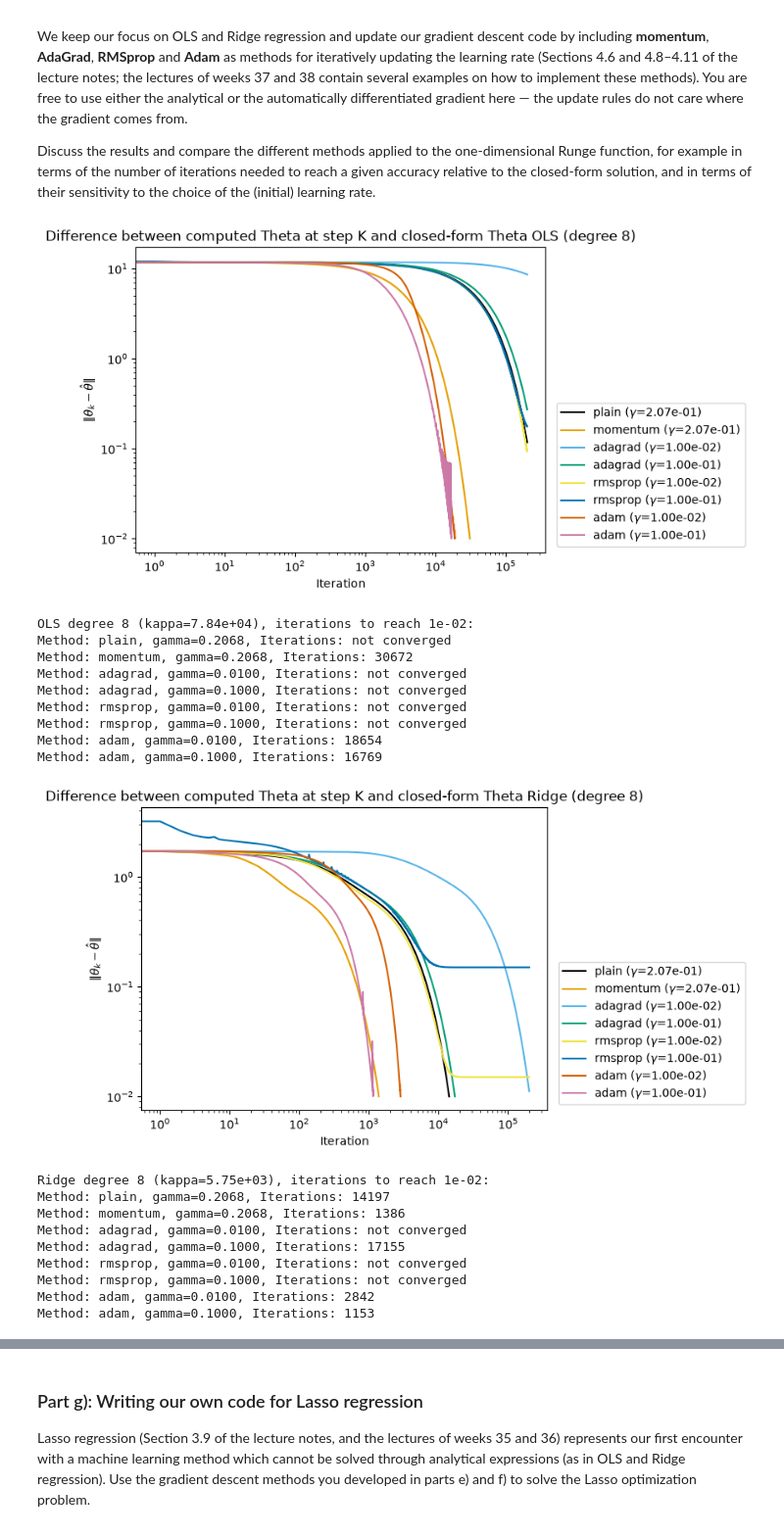
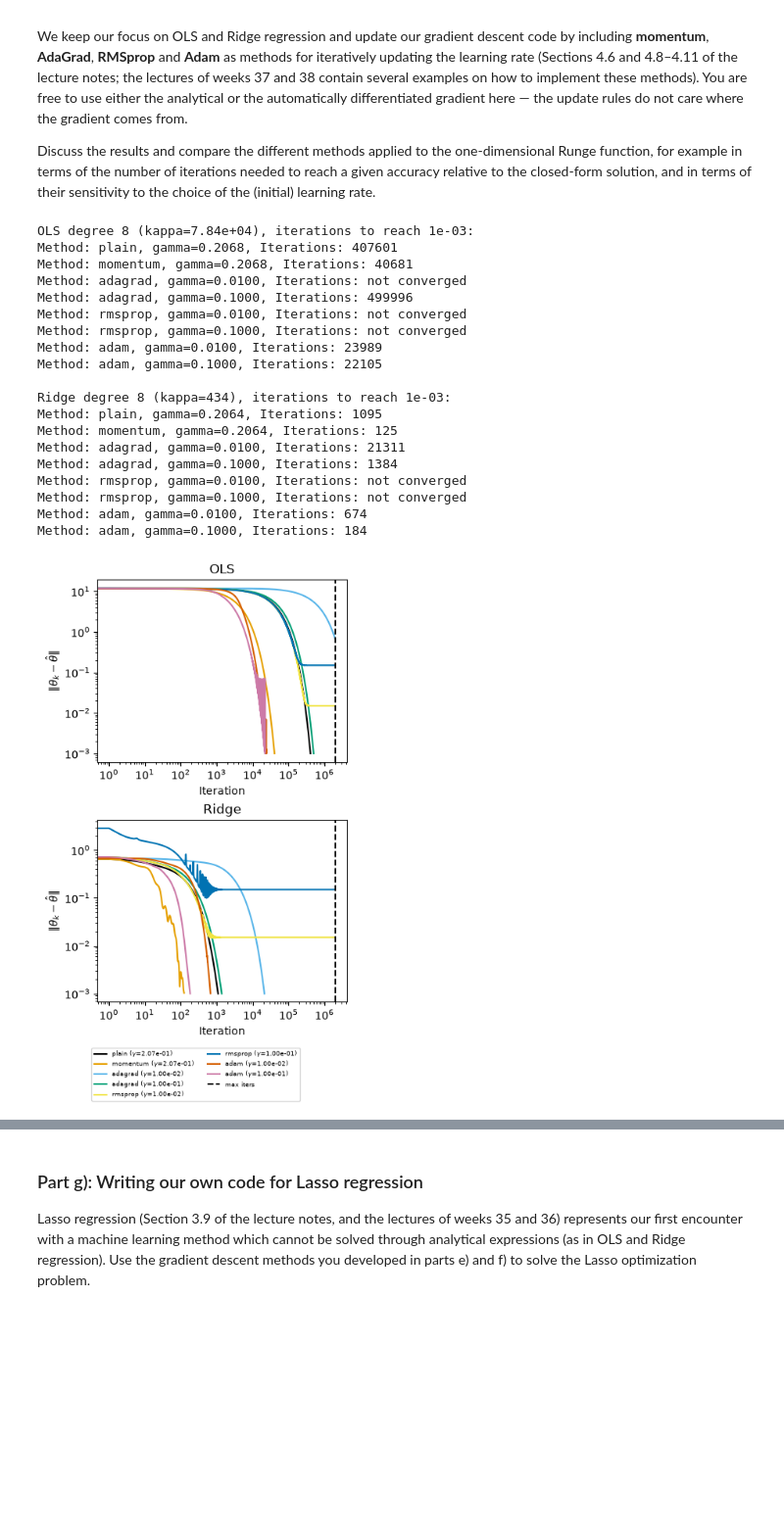
Before and after one commit to GiacomoSaporetti/FYS-STK4155-Project1, a Jupyter notebook: Project1.ipynb, the cells around one changed output, grey strips where cells are left out. Shown at 98% size. Cells and saved outputs as stored; diff of their text form; code cells hidden in the pictures; blank space fills up the shorter version.

```diff
--- a/Project1.ipynb
+++ b/Project1.ipynb
@@ -902,7 +902,7 @@ import jax
 import jax.numpy as jnp
 jax.config.update("jax_enable_x64", True)   # 64-bit floats, as in numpy
 
-degree, lmbda = 5, 1e-2
+degree, lmbda = 12, 3e-7
 X = design_matrix(x, degree)
 theta0 = rng.normal(size=X.shape[1])
 
@@ -1194,38 +1224,60 @@ def print_gamma_windows(norms, methods, max_iters, label):
 # %%
-MAX_ITERS = 20*10**4
+MAX_ITERS = 20*10**5
 DEGREE_TO_TEST = 8
-NORM_TOL = 1e-2
+# Low tollerance to ensure convergence in a reasonable amount of iterations
+NORM_TOL = 1e-3
+RIDGE_LAMBDA = 0.01
+
+fig, ax = plt.subplots(2,1, figsize=(4,7), layout="constrained")
 # Number of iterations needed to converge for each method (plotting the norm of (theta_k - theta_CF)) for both OLS and Ridge
-for lam in [0, best_lambda_ridge[14]]:
+for a, lam in enumerate([0, RIDGE_LAMBDA]):
     # Degree 8 chosen because both OLS and Ridge converge. At Higher degrees OLS fail to converge with any method
     Xtr, ytr, _ = standardized_data(DEGREE_TO_TEST, lam)
     eigs = hessian_eigs(Xtr, lam)
-    norms, _, n, m = analyze_descent_methods(degree=Xtr.shape[1], X=Xtr, y=ytr, lmda=lam, base_gamma=0.9 * 2 / eigs.max(), max_iters=MAX_ITERS, norm_tol=NORM_TOL)
+    do_label = False
+    if lam==0:
+        do_label = True
+    norms, _, n, m = analyze_descent_methods(degree=Xtr.shape[1], X=Xtr, y=ytr, lmda=lam, base_gamma=0.9 * 2 / eigs.max(), max_iters=MAX_ITERS, norm_tol=NORM_TOL, history_step=1, ax=ax[a], label= do_label)
     # Print the number of iteration after graphing them (these data will be used in the report)
     print(f"\n{'OLS' if lam == 0 else 'Ridge'} degree {DEGREE_TO_TEST} (kappa={eigs.max()/eigs.min():.3g}), iterations to reach {NORM_TOL:.0e}:")
     for i in range(len(n)):
         print(f"Method: {m[i]['method']}, gamma={m[i]['gamma']:.4f}, Iterations: {len(norms[i]) if len(norms[i]) < MAX_ITERS else 'not converged'}")
+
+for a in ax:
+    a.set_ylabel(r"$\|\theta_k-\hat\theta\|$")
+    a.set_yscale("log")
+    a.set_xlabel("Iteration")
+    a.set_xscale("log")
+#plt.title(f"Difference between computed Theta at step K and closed-form Theta {'OLS' if lmda==0 else 'Ridge'} (degree {degree-1})")
+ax[0].axvline(MAX_ITERS, label="max iters", color='k', ls='--')
+ax[0].set_title("OLS")
+ax[1].axvline(MAX_ITERS, color='k', ls='--')
+ax[1].set_title("Ridge")
+#plt.tight_layout()
+fig.legend(loc='outside lower center', ncol=2, fontsize=6, frameon=True)
+plt.savefig(f"part_f_convergence.pdf")
+plt.show()
 # %% [output]
+OLS degree 8 (kappa=7.84e+04), iterations to reach 1e-03:
+Method: plain, gamma=0.2068, Iterations: 407601
+Method: momentum, gamma=0.2068, Iterations: 40681
+Method: adagrad, gamma=0.0100, Iterations: not converged
+Method: adagrad, gamma=0.1000, Iterations: 499996
+Method: rmsprop, gamma=0.0100, Iterations: not converged
+Method: rmsprop, gamma=0.1000, Iterations: not converged
+Method: adam, gamma=0.0100, Iterations: 23989
+Method: adam, gamma=0.1000, Iterations: 22105
+
+Ridge degree 8 (kappa=434), iterations to reach 1e-03:
+Method: plain, gamma=0.2064, Iterations: 1095
+Method: momentum, gamma=0.2064, Iterations: 125
+Method: adagrad, gamma=0.0100, Iterations: 21311
+Method: adagrad, gamma=0.1000, Iterations: 1384
+Method: rmsprop, gamma=0.0100, Iterations: not converged
+Method: rmsprop, gamma=0.1000, Iterations: not converged
+Method: adam, gamma=0.0100, Iterations: 674
+Method: adam, gamma=0.1000, Iterations: 184
-[figure, old version]
+[figure, new version]
-OLS degree 8 (kappa=7.84e+04), iterations to reach 1e-02:
-Method: plain, gamma=0.2068, Iterations: not converged
-Method: momentum, gamma=0.2068, Iterations: 30672
-Method: adagrad, gamma=0.0100, Iterations: not converged
-Method: adagrad, gamma=0.1000, Iterations: not converged
-Method: rmsprop, gamma=0.0100, Iterations: not converged
-Method: rmsprop, gamma=0.1000, Iterations: not converged
-Method: adam, gamma=0.0100, Iterations: 18654
-Method: adam, gamma=0.1000, Iterations: 16769
-[figure, removed]
-Ridge degree 8 (kappa=5.75e+03), iterations to reach 1e-02:
-Method: plain, gamma=0.2068, Iterations: 14197
-Method: momentum, gamma=0.2068, Iterations: 1386
-Method: adagrad, gamma=0.0100, Iterations: not converged
-Method: adagrad, gamma=0.1000, Iterations: 17155
-Method: rmsprop, gamma=0.0100, Iterations: not converged
-Method: rmsprop, gamma=0.1000, Iterations: not converged
-Method: adam, gamma=0.0100, Iterations: 2842
-Method: adam, gamma=0.1000, Iterations: 1153
 # %%
 
 # Number of iterations needed to converge for each method as a function of the learning rate for both OLS and Ridge
```
Also changed, not shown: parts of 4 cells of this notebook, 4 other files.
